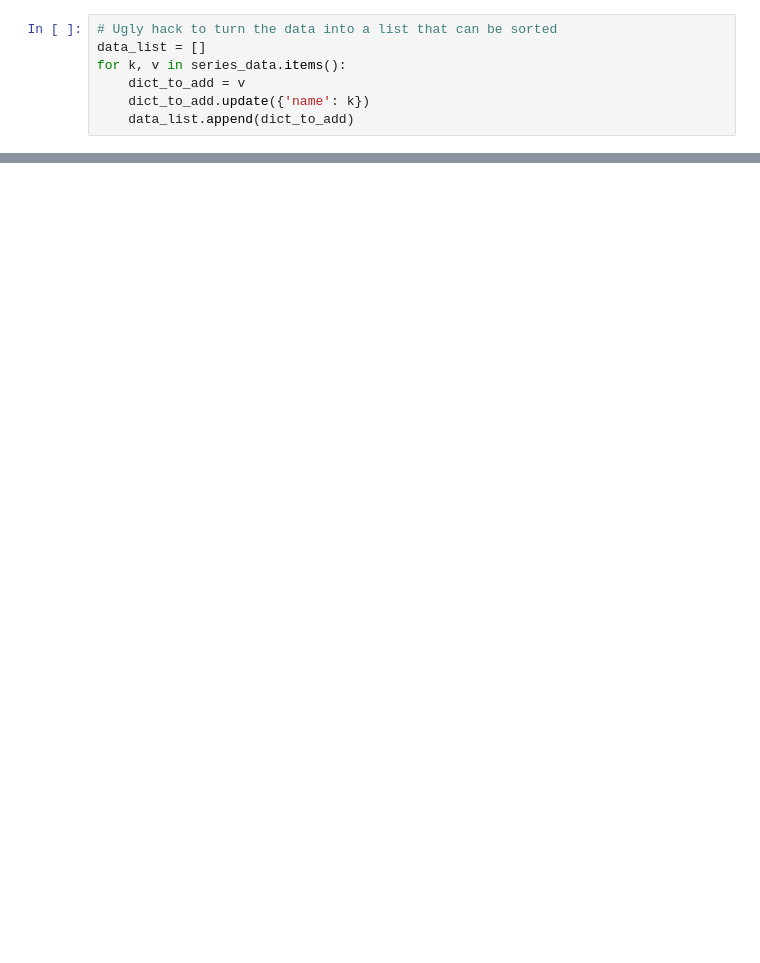
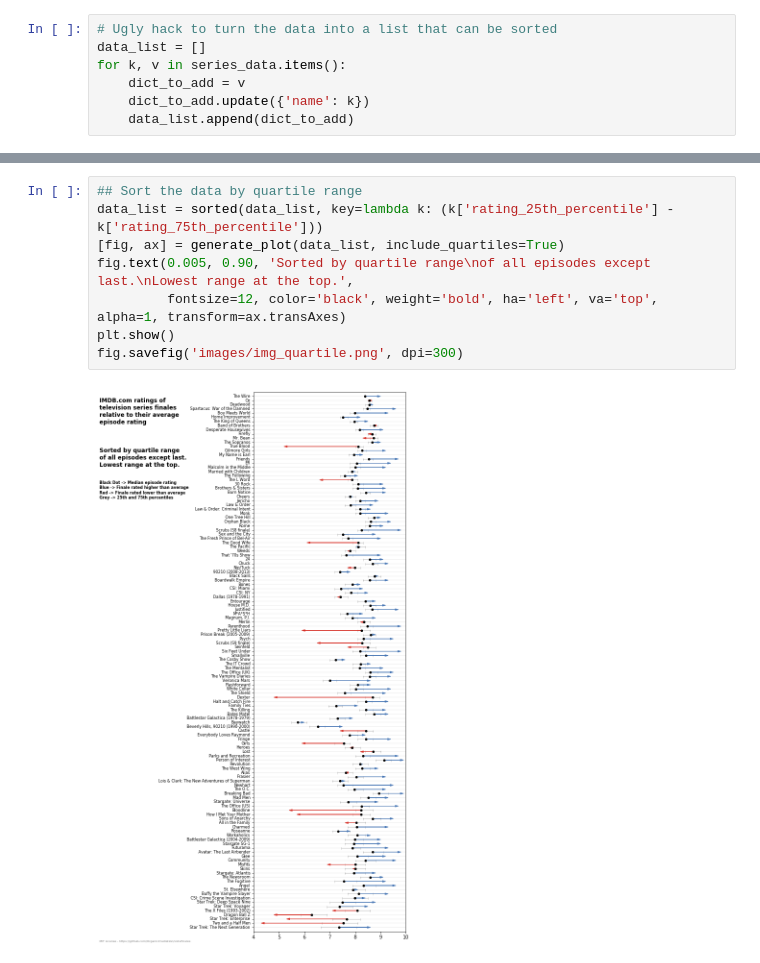
Before and after one commit to OrganicIrradiation/vistvfinales, a Jupyter notebook: vistvfinales.ipynb, the cells around one changed output, grey strips where cells are left out. Cells and saved outputs as stored; diff of their text form; blank space fills up the shorter version.

```diff
--- a/vistvfinales.ipynb
+++ b/vistvfinales.ipynb
@@ -295,0 +337,10 @@ fig.savefig('images/img_alphabetical.png', dpi=300)
+# %%
+## Sort the data by quartile range
+data_list = sorted(data_list, key=lambda k: (k['rating_25th_percentile'] - k['rating_75th_percentile']))
+[fig, ax] = generate_plot(data_list, include_quartiles=True)
+fig.text(0.005, 0.90, 'Sorted by quartile range\nof all episodes except last.\nLowest range at the top.',
+         fontsize=12, color='black', weight='bold', ha='left', va='top', alpha=1, transform=ax.transAxes)
+plt.show()
+fig.savefig('images/img_quartile.png', dpi=300)
+# %% [output]
+[figure, added]
```
Also changed, not shown: parts of 7 cells of this notebook, 6 other files.
